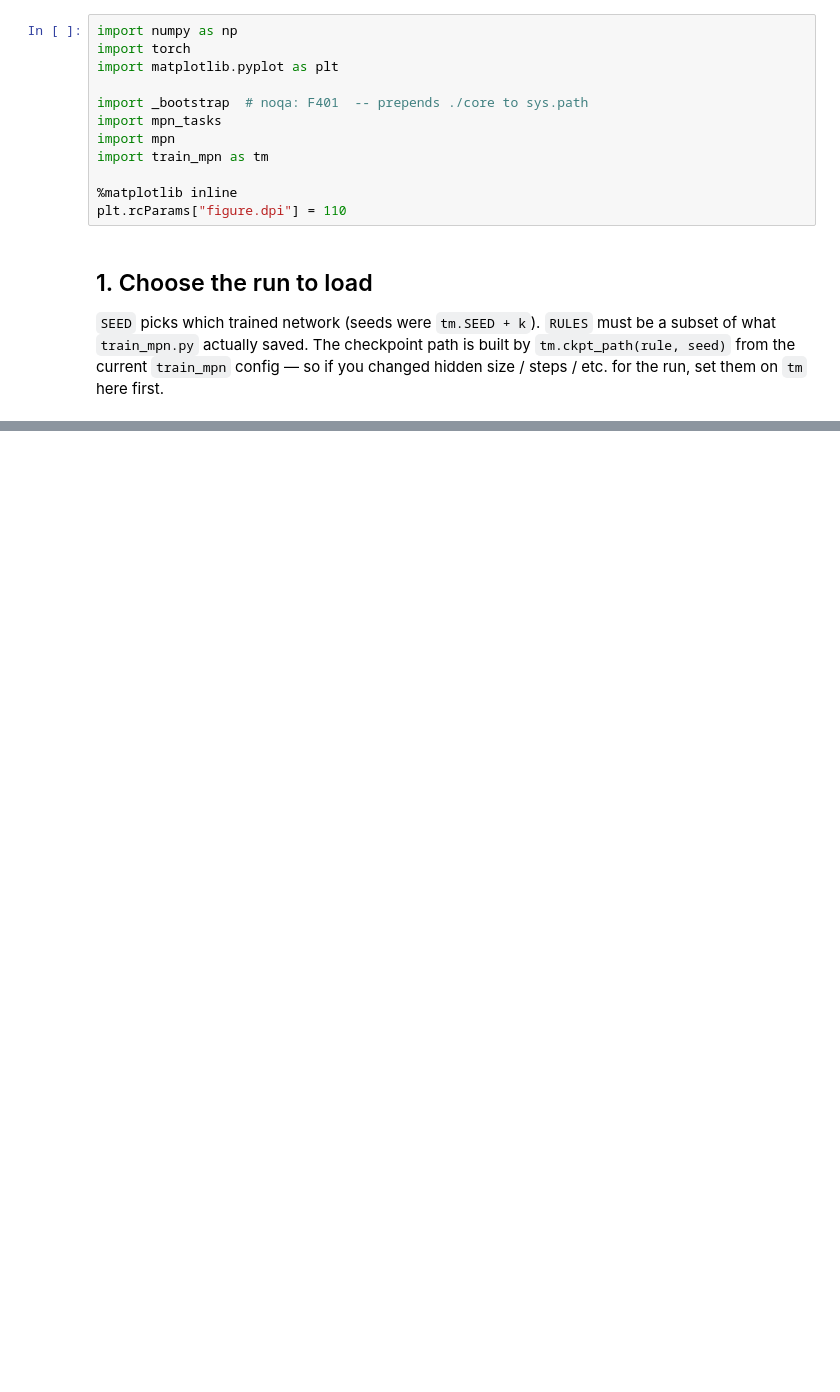
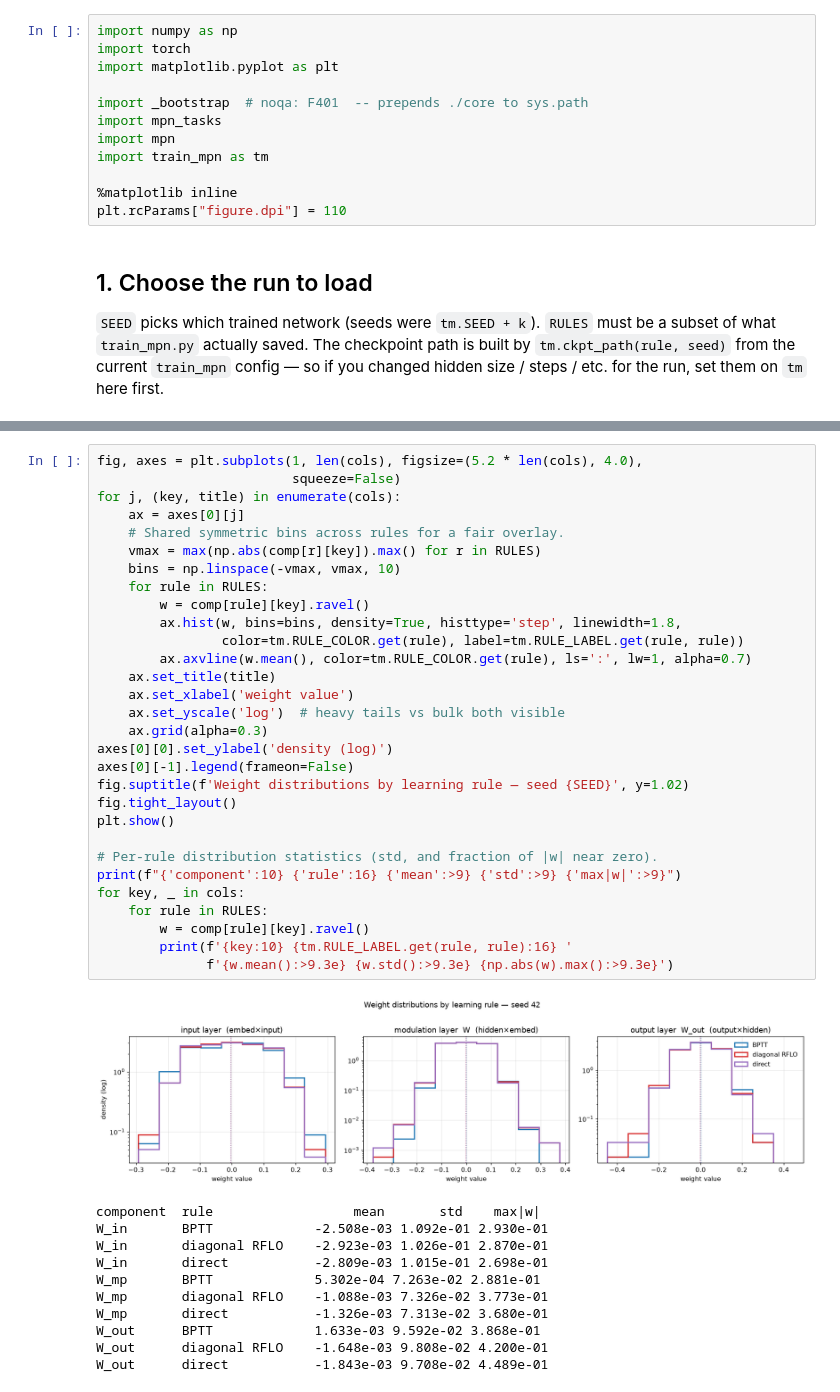
Before and after one commit to StevenZhang0116/mpn_local_learning, a Jupyter notebook: notebooks/visualize_trained_networks.ipynb, the cells around one changed output, grey strips where cells are left out. Cells and saved outputs as stored; diff of their text form; blank space fills up the shorter version.

```diff
--- a/notebooks/visualize_trained_networks.ipynb
+++ b/notebooks/visualize_trained_networks.ipynb
@@ -111,0 +124,42 @@ plt.show()
+# %%
+fig, axes = plt.subplots(1, len(cols), figsize=(5.2 * len(cols), 4.0),
+                         squeeze=False)
+for j, (key, title) in enumerate(cols):
+    ax = axes[0][j]
+    # Shared symmetric bins across rules for a fair overlay.
+    vmax = max(np.abs(comp[r][key]).max() for r in RULES)
+    bins = np.linspace(-vmax, vmax, 10)
+    for rule in RULES:
+        w = comp[rule][key].ravel()
+        ax.hist(w, bins=bins, density=True, histtype='step', linewidth=1.8,
+                color=tm.RULE_COLOR.get(rule), label=tm.RULE_LABEL.get(rule, rule))
+        ax.axvline(w.mean(), color=tm.RULE_COLOR.get(rule), ls=':', lw=1, alpha=0.7)
+    ax.set_title(title)
+    ax.set_xlabel('weight value')
+    ax.set_yscale('log')  # heavy tails vs bulk both visible
+    ax.grid(alpha=0.3)
+axes[0][0].set_ylabel('density (log)')
+axes[0][-1].legend(frameon=False)
+fig.suptitle(f'Weight distributions by learning rule — seed {SEED}', y=1.02)
+fig.tight_layout()
+plt.show()
+
+# Per-rule distribution statistics (std, and fraction of |w| near zero).
+print(f"{'component':10} {'rule':16} {'mean':>9} {'std':>9} {'max|w|':>9}")
+for key, _ in cols:
+    for rule in RULES:
+        w = comp[rule][key].ravel()
+        print(f'{key:10} {tm.RULE_LABEL.get(rule, rule):16} '
+              f'{w.mean():>9.3e} {w.std():>9.3e} {np.abs(w).max():>9.3e}')
+# %% [output]
+[figure, added]
+component  rule                  mean       std    max|w|
+W_in       BPTT             -2.508e-03 1.092e-01 2.930e-01
+W_in       diagonal RFLO    -2.923e-03 1.026e-01 2.870e-01
+W_in       direct           -2.809e-03 1.015e-01 2.698e-01
+W_mp       BPTT             5.302e-04 7.263e-02 2.881e-01
+W_mp       diagonal RFLO    -1.088e-03 7.326e-02 3.773e-01
+W_mp       direct           -1.326e-03 7.313e-02 3.680e-01
+W_out      BPTT             1.633e-03 9.592e-02 3.868e-01
+W_out      diagonal RFLO    -1.648e-03 9.808e-02 4.200e-01
+W_out      direct           -1.843e-03 9.708e-02 4.489e-01
```
Also changed, not shown: parts of 7 cells of this notebook, 11 other files.
